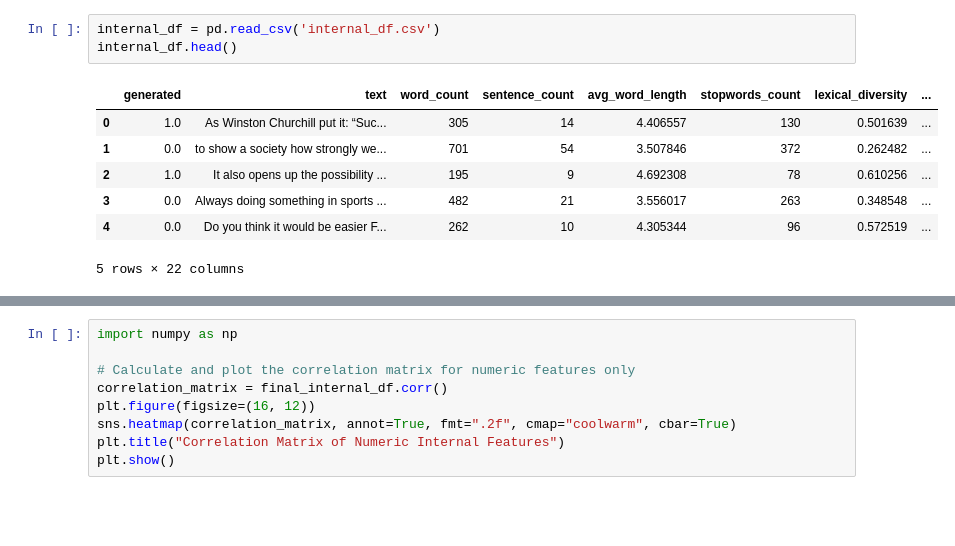
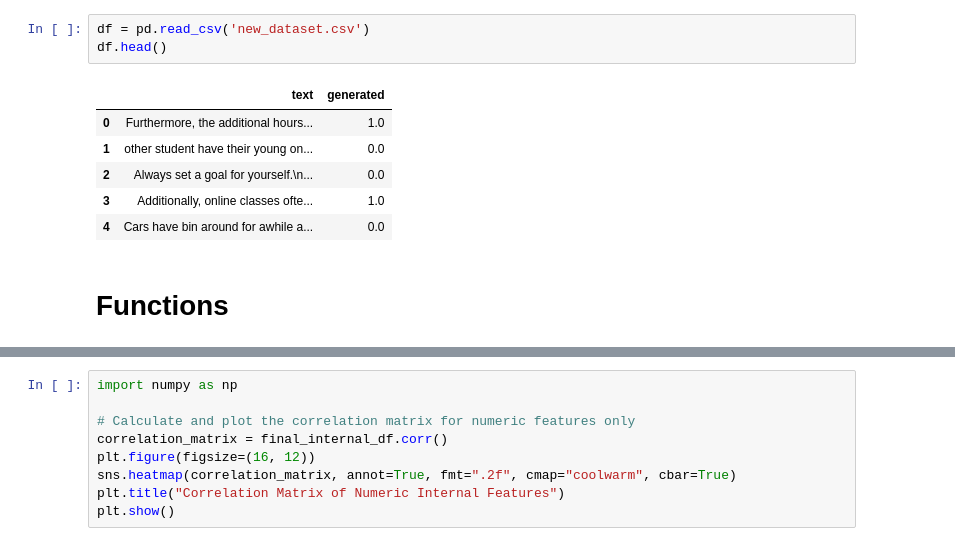
Before and after one commit to yukaberry/detect_ai_content, a Jupyter notebook: notebooks/texts/lina_text_internal_features_tuned.ipynb, the cells around one changed output, grey strips where cells are left out. Saved outputs shown, nothing was run; the diff lists cells and outputs as text; blank space fills up the shorter version.

```diff
--- a/notebooks/texts/lina_text_internal_features_tuned.ipynb
+++ b/notebooks/texts/lina_text_internal_features_tuned.ipynb
@@ -20,11 +63,12 @@ Saving internal_df.csv to internal_df.csv
 # %%
-internal_df = pd.read_csv('internal_df.csv')
-internal_df.head()
+df = pd.read_csv('new_dataset.csv')
+df.head()
 # %% [output]
-|  | generated | text | word_count | sentence_count | avg_word_length | stopwords_count | lexical_diversity | ... |
-| 0 | 1.0 | As Winston Churchill put it: “Suc... | 305 | 14 | 4.406557 | 130 | 0.501639 | ... |
-| 1 | 0.0 | to show a society how strongly we... | 701 | 54 | 3.507846 | 372 | 0.262482 | ... |
-| 2 | 1.0 | It also opens up the possibility ... | 195 | 9 | 4.692308 | 78 | 0.610256 | ... |
-| 3 | 0.0 | Always doing something in sports ... | 482 | 21 | 3.556017 | 263 | 0.348548 | ... |
-| 4 | 0.0 | Do you think it would be easier F... | 262 | 10 | 4.305344 | 96 | 0.572519 | ... |
+|  | text | generated |
+| 0 | Furthermore, the additional hours... | 1.0 |
+| 1 | other student have their young on... | 0.0 |
+| 2 | Always set a goal for yourself.\n... | 0.0 |
+| 3 | Additionally, online classes ofte... | 1.0 |
+| 4 | Cars have bin around for awhile a... | 0.0 |
-5 rows × 22 columns
+# %% [markdown]
+# Functions
```
Also changed, not shown: parts of 45 cells of this notebook.
